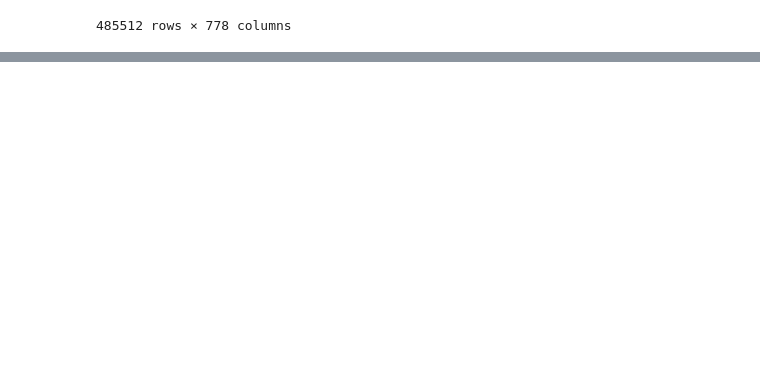
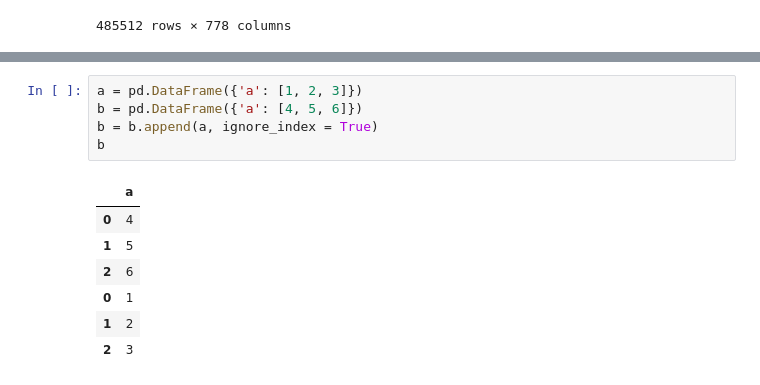
Before and after one commit to binweiyan/code, a Jupyter notebook: Untitled-1.ipynb, the cells around one changed output, grey strips where cells are left out. Saved outputs shown, nothing was run; the diff lists cells and outputs as text; blank space fills up the shorter version.

```diff
--- a/Untitled-1.ipynb
+++ b/Untitled-1.ipynb
@@ -117,0 +133,13 @@ pd.read_csv('~/Documents/Alina/GSE78874_datSignal.csv')
+# %%
+a = pd.DataFrame({'a': [1, 2, 3]})
+b = pd.DataFrame({'a': [4, 5, 6]})
+b = b.append(a, ignore_index = True)
+b
+# %% [output]
+|  | a |
+| 0 | 4 |
+| 1 | 5 |
+| 2 | 6 |
+| 0 | 1 |
+| 1 | 2 |
+| 2 | 3 |
```
Also changed, not shown: parts of 5 cells of this notebook.
